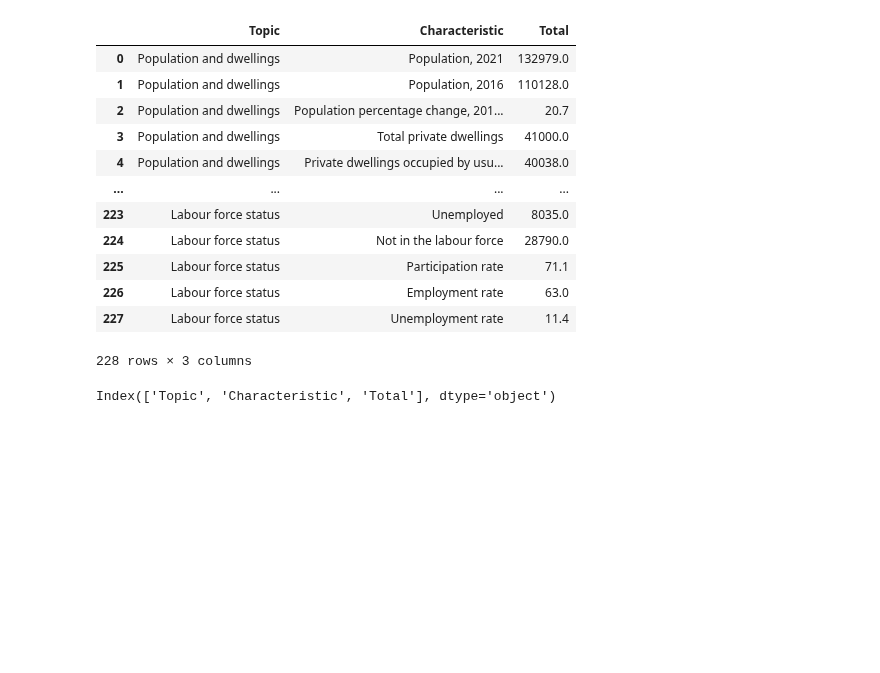
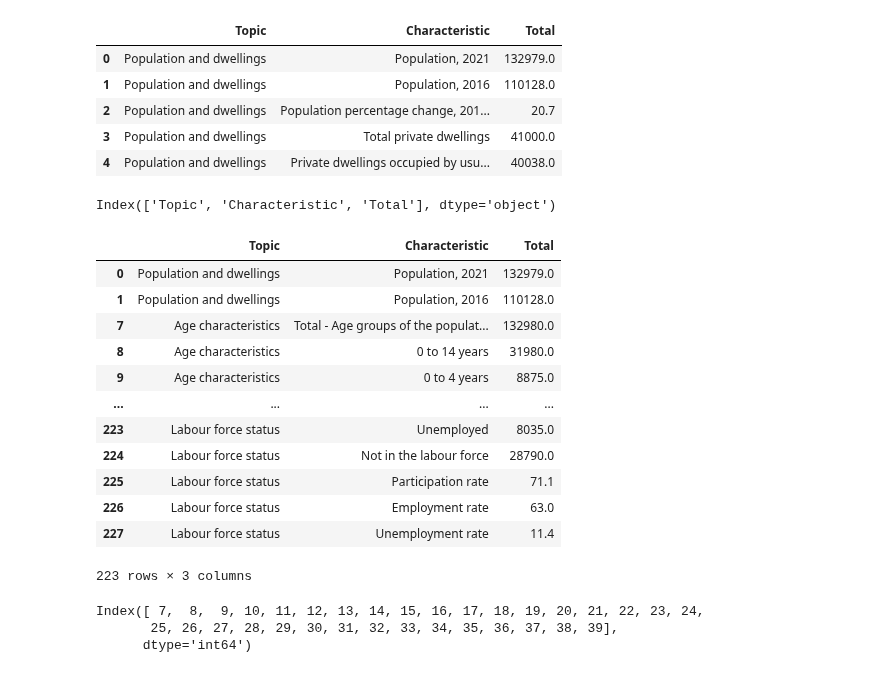
Before and after one commit to MaisieDeGraaf/oakville-housing-analysis, a Jupyter notebook: Project 1 bootcamp/Milton Analysis Project 1 Bootcamp.ipynb, the cells around one changed output. Cells and saved outputs as stored; diff of their text form; code cells hidden in the pictures; blank space fills up the shorter version.

```diff
--- a/Project 1 bootcamp/Milton Analysis Project 1 Bootcamp.ipynb
+++ b/Project 1 bootcamp/Milton Analysis Project 1 Bootcamp.ipynb
@@ -26,18 +16,11 @@ df_4=pd.read_csv("Resources/Milton_Median_Sale_Price_updated.csv", encoding='ISO
 # %%
 milton_df_2021 = pd.read_csv("Resources/CensusProfile2021-ProfilRecensement2021-20231206084412.csv", encoding='ISO-8859-1')
-milton_df
+milton_df_2021.head()
 # %% [output]
 |  | Topic | Characteristic | Total |
 | 0 | Population and dwellings | Population, 2021 | 132979.0 |
 | 1 | Population and dwellings | Population, 2016 | 110128.0 |
 | 2 | Population and dwellings | Population percentage change, 201... | 20.7 |
 | 3 | Population and dwellings | Total private dwellings | 41000.0 |
 | 4 | Population and dwellings | Private dwellings occupied by usu... | 40038.0 |
-| ... | ... | ... | ... |
-| 223 | Labour force status | Unemployed | 8035.0 |
-| 224 | Labour force status | Not in the labour force | 28790.0 |
-| 225 | Labour force status | Participation rate | 71.1 |
-| 226 | Labour force status | Employment rate | 63.0 |
-| 227 | Labour force status | Unemployment rate | 11.4 |
-228 rows × 3 columns
 # %%
@@ -45,2 +28,25 @@ milton_df.columns
 # %% [output]
 Index(['Topic', 'Characteristic', 'Total'], dtype='object')
+# %%
+milton_df_2021_cleaning = milton_df_2021.drop(milton_df_2021[milton_df_2021['Topic'] == 'Population and dwellings'].index[[2, 3, 4, 5, 6]])
+milton_df_2021_cleaning
+# %% [output]
+|  | Topic | Characteristic | Total |
+| 0 | Population and dwellings | Population, 2021 | 132979.0 |
+| 1 | Population and dwellings | Population, 2016 | 110128.0 |
+| 7 | Age characteristics | Total - Age groups of the populat... | 132980.0 |
+| 8 | Age characteristics | 0 to 14 years | 31980.0 |
+| 9 | Age characteristics | 0 to 4 years | 8875.0 |
+| ... | ... | ... | ... |
+| 223 | Labour force status | Unemployed | 8035.0 |
+| 224 | Labour force status | Not in the labour force | 28790.0 |
+| 225 | Labour force status | Participation rate | 71.1 |
+| 226 | Labour force status | Employment rate | 63.0 |
+| 227 | Labour force status | Unemployment rate | 11.4 |
+223 rows × 3 columns
+# %%
+milton_df_2021_cleaning.loc[milton_df_2021_cleaning['Topic'] == 'Age characteristics'].index
+# %% [output]
+Index([ 7,  8,  9, 10, 11, 12, 13, 14, 15, 16, 17, 18, 19, 20, 21, 22, 23, 24,
+       25, 26, 27, 28, 29, 30, 31, 32, 33, 34, 35, 36, 37, 38, 39],
+      dtype='int64')
```
Also changed, not shown: parts of 33 cells of this notebook.
